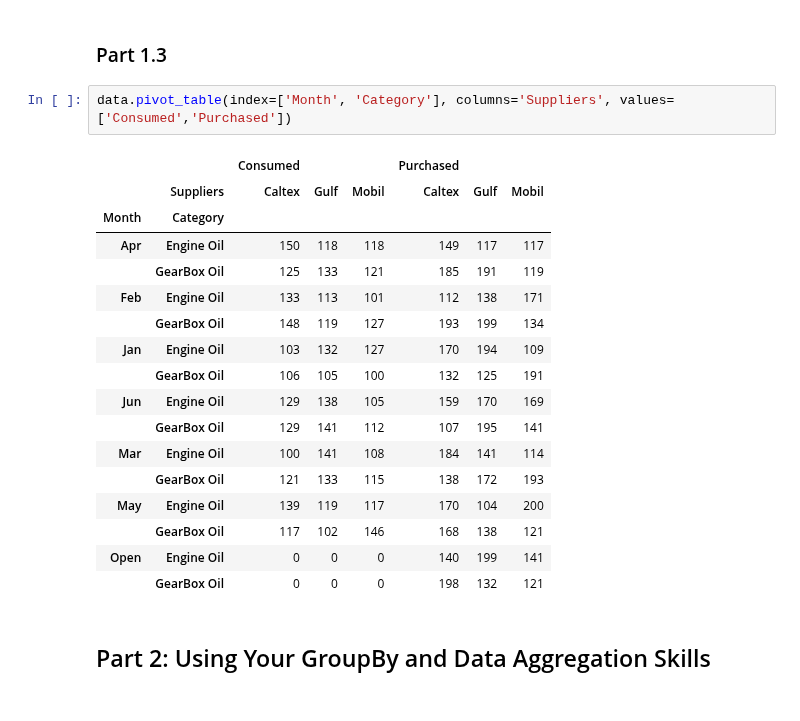
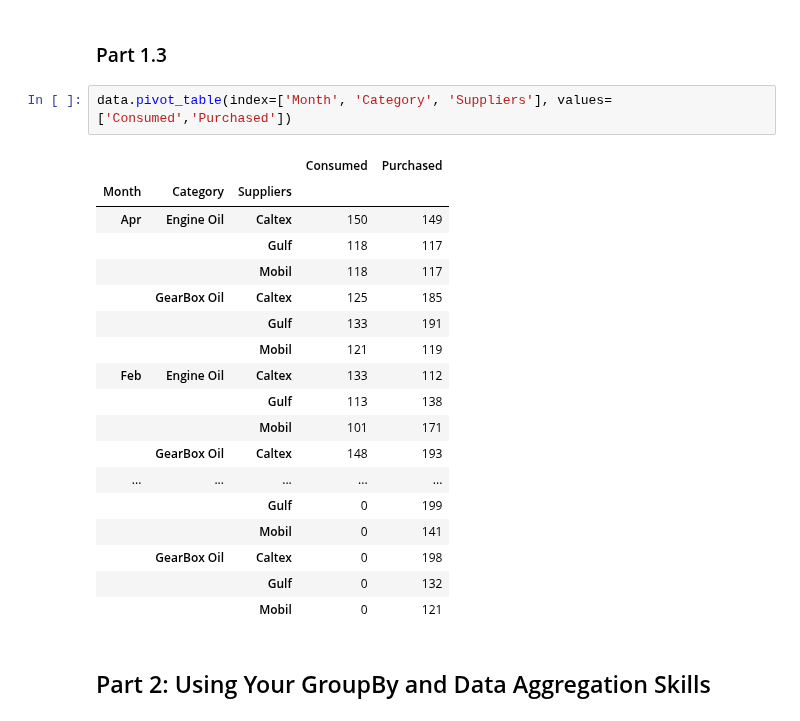
Before and after one commit to ktxdev/AIM-5001, a Jupyter notebook: M11/2. Code/S_Huvaya_M11_assn.ipynb, the cells around one changed output. Cells and saved outputs as stored; diff of their text form.

Commit message:
Changed how pivot_table is generated

```diff
--- a/M11/2. Code/S_Huvaya_M11_assn.ipynb
+++ b/M11/2. Code/S_Huvaya_M11_assn.ipynb
@@ -79,25 +79,26 @@ dtype: int64
 # %% [markdown]
 ### Part 1.3
 # %%
-data.pivot_table(index=['Month', 'Category'], columns='Suppliers', values=['Consumed','Purchased'])
+data.pivot_table(index=['Month', 'Category', 'Suppliers'], values=['Consumed','Purchased'])
 # %% [output]
-|  |  | Consumed |  |  | Purchased |  |  |
-|  | Suppliers | Caltex | Gulf | Mobil | Caltex | Gulf | Mobil |
-| Month | Category |  |  |  |  |  |  |
-| Apr | Engine Oil | 150 | 118 | 118 | 149 | 117 | 117 |
-|  | GearBox Oil | 125 | 133 | 121 | 185 | 191 | 119 |
-| Feb | Engine Oil | 133 | 113 | 101 | 112 | 138 | 171 |
-|  | GearBox Oil | 148 | 119 | 127 | 193 | 199 | 134 |
-| Jan | Engine Oil | 103 | 132 | 127 | 170 | 194 | 109 |
-|  | GearBox Oil | 106 | 105 | 100 | 132 | 125 | 191 |
-| Jun | Engine Oil | 129 | 138 | 105 | 159 | 170 | 169 |
-|  | GearBox Oil | 129 | 141 | 112 | 107 | 195 | 141 |
-| Mar | Engine Oil | 100 | 141 | 108 | 184 | 141 | 114 |
-|  | GearBox Oil | 121 | 133 | 115 | 138 | 172 | 193 |
-| May | Engine Oil | 139 | 119 | 117 | 170 | 104 | 200 |
-|  | GearBox Oil | 117 | 102 | 146 | 168 | 138 | 121 |
-| Open | Engine Oil | 0 | 0 | 0 | 140 | 199 | 141 |
-|  | GearBox Oil | 0 | 0 | 0 | 198 | 132 | 121 |
+|  |  |  | Consumed | Purchased |
+| Month | Category | Suppliers |  |  |
+| Apr | Engine Oil | Caltex | 150 | 149 |
+|  |  | Gulf | 118 | 117 |
+|  |  | Mobil | 118 | 117 |
+|  | GearBox Oil | Caltex | 125 | 185 |
+|  |  | Gulf | 133 | 191 |
+|  |  | Mobil | 121 | 119 |
+| Feb | Engine Oil | Caltex | 133 | 112 |
+|  |  | Gulf | 113 | 138 |
+|  |  | Mobil | 101 | 171 |
+|  | GearBox Oil | Caltex | 148 | 193 |
+| ... | ... | ... | ... | ... |
+|  |  | Gulf | 0 | 199 |
+|  |  | Mobil | 0 | 141 |
+|  | GearBox Oil | Caltex | 0 | 198 |
+|  |  | Gulf | 0 | 132 |
+|  |  | Mobil | 0 | 121 |
 # %% [markdown]
 ## Part 2: Using Your GroupBy and Data Aggregation Skills
 # %% [markdown]
```
